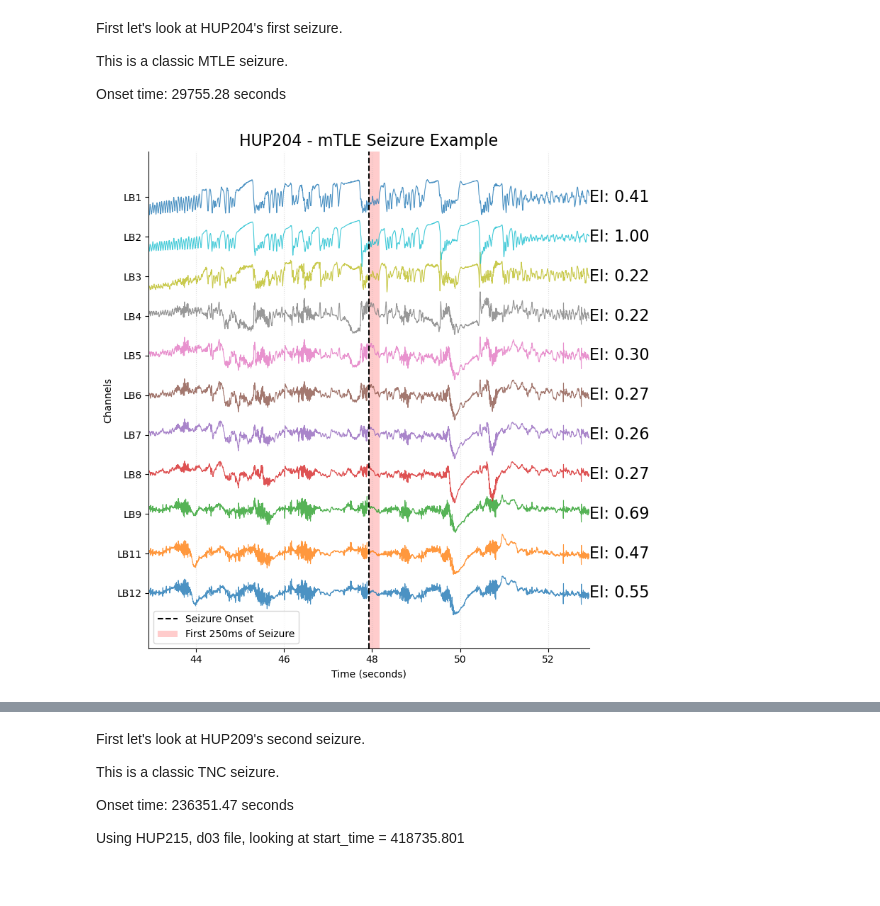
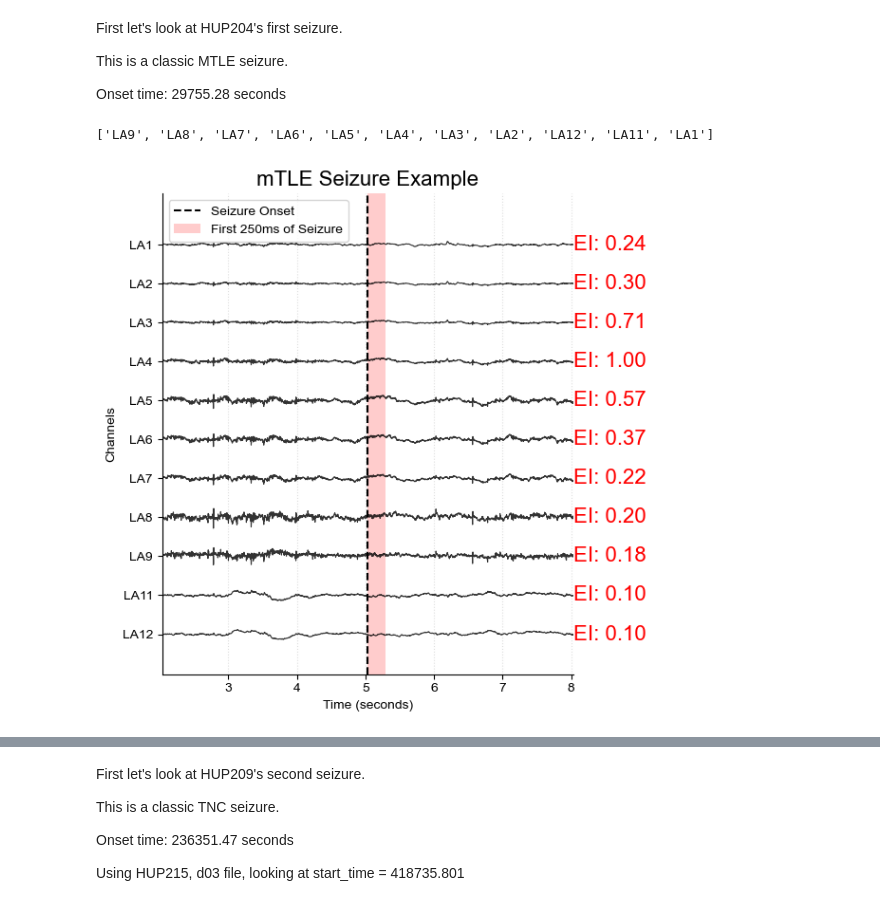
Before and after one commit to carlosaaguila/Interictal_Spike_Analysis, a Jupyter notebook: HUMAN/working_feat_extract_code/6-seizure_analysis/code/validate_per_sz.ipynb, the cells around one changed output, grey strips where cells are left out. Cells and saved outputs as stored; diff of their text form; code cells hidden in the pictures.

```diff
--- a/HUMAN/working_feat_extract_code/6-seizure_analysis/code/validate_per_sz.ipynb
+++ b/HUMAN/working_feat_extract_code/6-seizure_analysis/code/validate_per_sz.ipynb
@@ -34,7 +34,9 @@ from utils import get_iEEG_data, notch_filter
 #Load in the datasets
 
 #EI - base 60s target end window
-hup_ei = pd.read_csv('../data/self_run/EI_base/EI_HUP_60s.csv')
+# hup_ei = pd.read_csv('../data/self_run/EI_base/EI_HUP_60s.csv')
+hup_ei = pd.read_csv('../data/self_run/EI_new_onset_detector/EI_HUP_40_60s.csv')
+
 
 #EI - base 200s target_end window
 # hup_ei = pd.read_csv('../data/self_run/EI_base/EI_HUP_200s.csv')
@@ -173,18 +175,28 @@ sorted_la_columns = ['LA1','LA2','LA3','LA4','LA5','LA6','LA7','LA8','LA9','LA11
 sorted_lb_columns = ['LB12','LB11','LB9','LB8','LB7','LB6','LB5','LB4','LB3','LB2','LB1']
 lb_data = filtered_data[sorted_lb_columns]
 la_data = filtered_data[sorted_la_columns]
+# %%
+la_columns = [col for col in filtered_data.columns if col.startswith('LA')]
+print(sorted(la_columns, reverse = True))
+
+sorted_la_columns = ['LA12', 'LA11', 'LA9', 'LA8', 'LA7', 'LA6', 'LA5', 'LA4', 'LA3', 'LA2','LA1']
+# %% [output]
+['LA9', 'LA8', 'LA7', 'LA6', 'LA5', 'LA4', 'LA3', 'LA2', 'LA12', 'LA11', 'LA1']
 # %%
 def plot_eeg_channels_with_hfer(data, all_spikes, sampling_rate=500, stop_time=None, title='Seizure Example',
                                 sorted_channels = ['LA12','LA11','LA9','LA8','LA7','LA6','LA5','LA4','LA3','LA2','LA1']):
+
+    plt.rcParams['font.family'] = 'Arial'
+
     # Create a time array
     time = np.arange(0, len(data)) / sampling_rate
 
     sz_onset = all_spikes['onset_algorithm'].iloc[0] / sampling_rate  # Convert to seconds
-    plot_start = sz_onset - 5
-    plot_end = sz_onset + 5
+    plot_start = sz_onset - 3
+    plot_end = sz_onset + 3
 
     # Set up the plot
-    plt.figure(figsize=(8, 8))
+    plt.figure(figsize=(6, 6))
 
     plt.title(title, fontsize=16)
 
@@ -198,7 +210,7 @@ def plot_eeg_channels_with_hfer(data, all_spikes, sampling_rate=500, stop_time=N
     offset = max_range * scaling_factor * 0.8
 
     # Set x-axis limits
-    plt.xlim(plot_start, plot_end)
+    # plt.xlim(plot_start, plot_end)
 
     # Extend the x-axis to accommodate HFER values
     x_extension_factor = 1.2
@@ -211,40 +223,44 @@ def plot_eeg_channels_with_hfer(data, all_spikes, sampling_rate=500, stop_time=N
         centered_data = data[channel] - data[channel].mean()
         scaled_data = (centered_data / channel_range[channel]) * (max_range * scaling_factor)
 
-        plt.plot(time, scaled_data + i*offset, linewidth=0.8, alpha=0.8)
+        plt.plot(time, scaled_data + i*offset, linewidth=0.8, alpha=0.8, color = 'k')
 
         # Add HFER value as text
         hfer_value = all_spikes[all_spikes['channel_label'] == channel]['EI'].values
         if len(hfer_value) > 0:
             hfer_text = f"EI: {hfer_value[0]:.2f}"
             plt.text(plot_end , i*offset, hfer_text,
-                     verticalalignment='center', horizontalalignment='left', fontsize=16)
+                     verticalalignment='center', horizontalalignment='left', fontsize=16,
+                     color = 'r')
 
     # Add vertical line for seizure onset
     plt.axvline(x=sz_onset, color='k', linestyle='--', label='Seizure Onset')
 
     # Add colored bar for 250ms after seizure onset
     plt.axvspan(sz_onset, sz_onset + 0.25, facecolor='red', alpha=0.2, label='First 250ms of Seizure')
 
     # Set y-ticks and labels to channel names
     plt.yticks(np.arange(len(sorted_channels)) * offset, sorted_channels)
 
     plt.xlabel('Time (seconds)')
     plt.ylabel('Channels')
 
     # Remove top and right spines
     plt.gca().spines['top'].set_visible(False)
     plt.gca().spines['right'].set_visible(False)
 
     # Add minor gridlines for better time reference
     plt.grid(True, which='both', axis='x', linestyle=':', alpha=0.4)
 
     plt.legend()
     plt.tight_layout()
+
+    plt.savefig('../figures/mtle_sz.pdf', dpi = 500)
     plt.show()
 
 
-plot_eeg_channels_with_hfer(lb_data, all_spikes, stop_time=None, title = 'HUP204 - mTLE Seizure Example',
-                            sorted_channels = ['LB12','LB11','LB9','LB8','LB7','LB6','LB5','LB4','LB3','LB2','LB1'])
+
+plot_eeg_channels_with_hfer(la_data, all_spikes, stop_time=None, title = 'mTLE Seizure Example',
+                            sorted_channels = sorted_la_columns)
 # %% [output]
-[figure, old version]
+[figure, new version]
```
Also changed, not shown: parts of 7 cells of this notebook, 8 other files.
